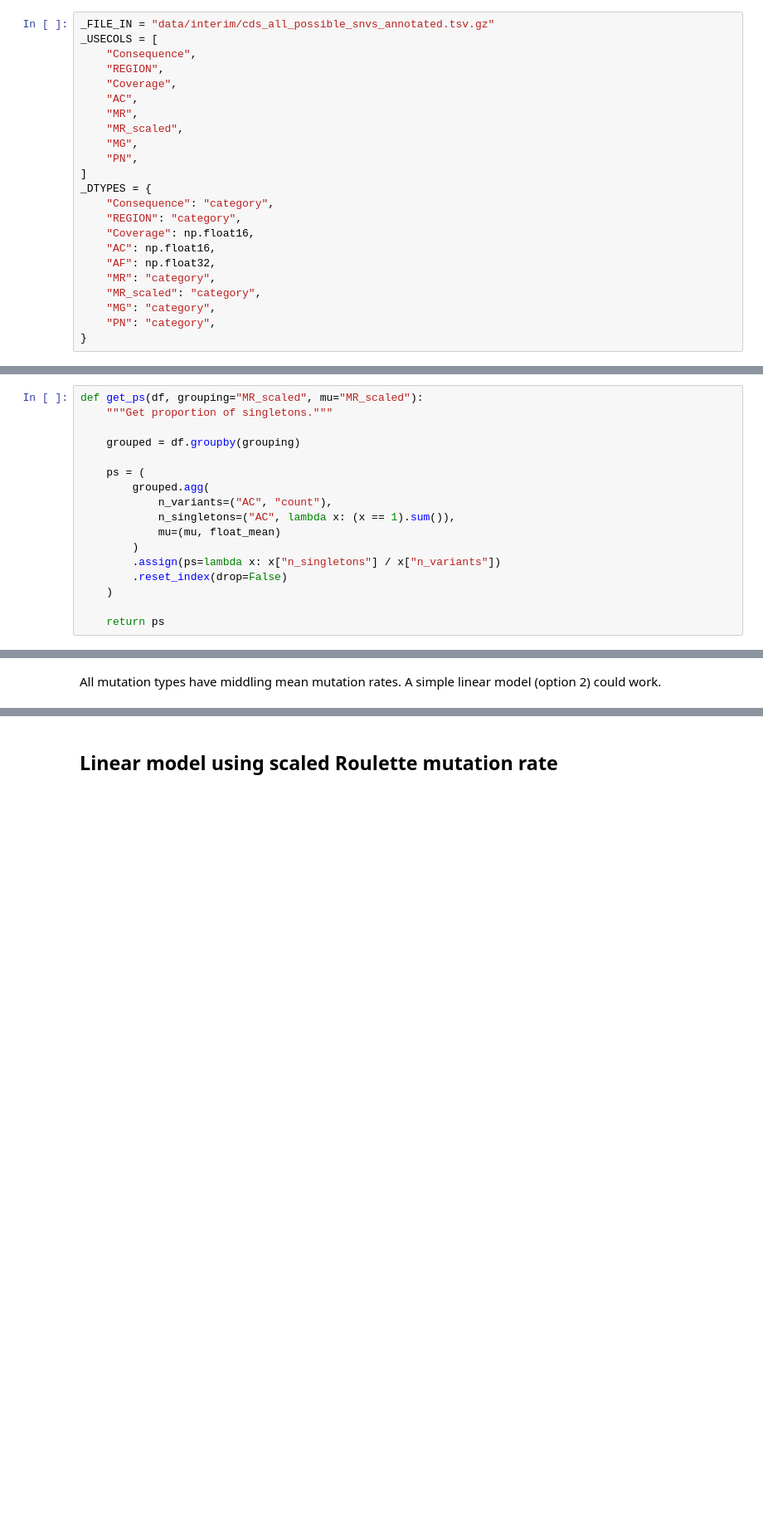
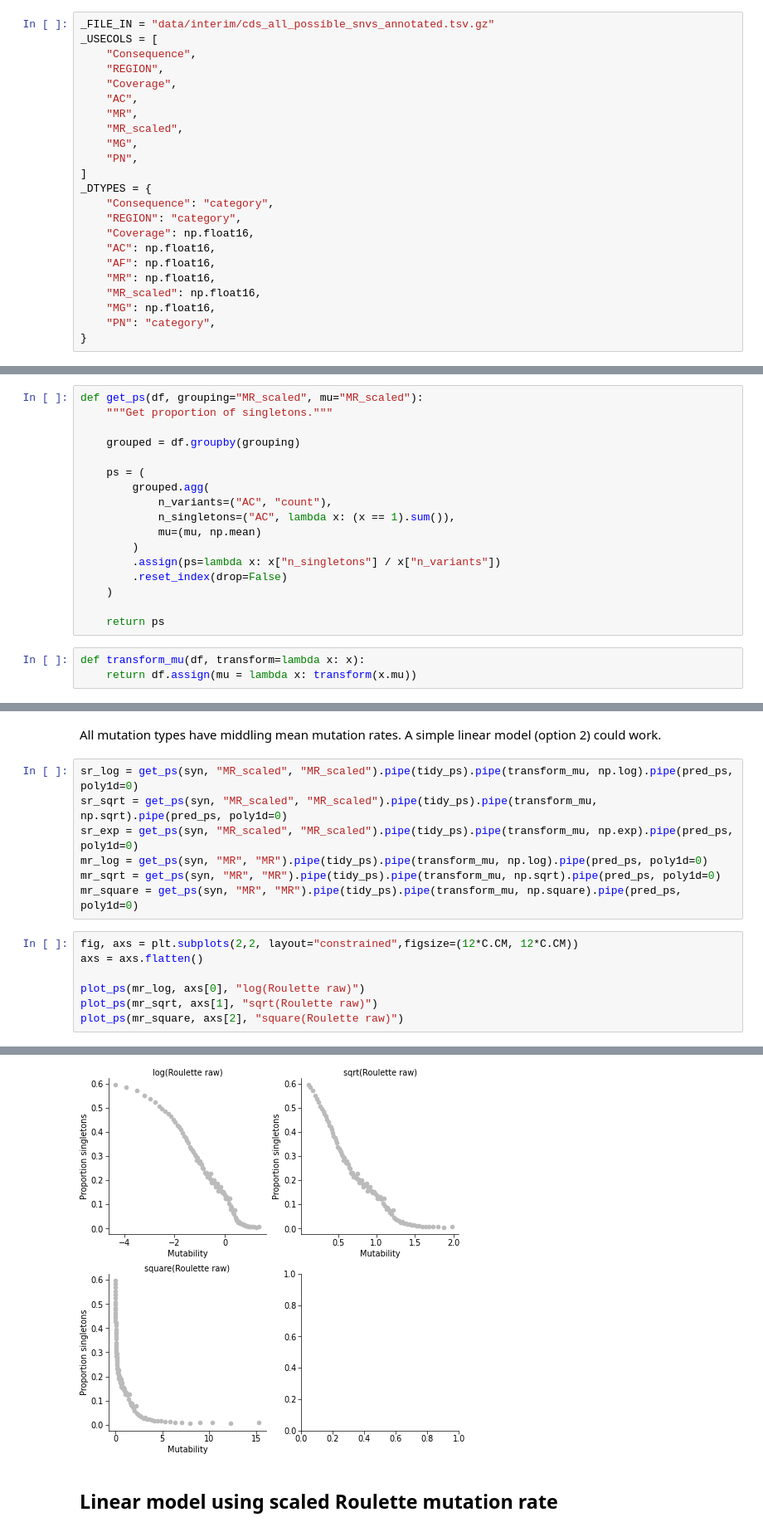
Before and after one commit to alexblakes/regional_nonsense_constraint, a Jupyter notebook: notebooks/archive/eda_maps.ipynb, the cells around one changed output, grey strips where cells are left out. Shown: that part at 83% size. Drawn from its saved outputs; the diff is of its cells as text; blank space fills up the shorter version.

Commit message:
MAPS and Spearman Rho plots

```diff
--- a/notebooks/archive/eda_maps.ipynb
+++ b/notebooks/archive/eda_maps.ipynb
@@ -23,10 +23,10 @@ _DTYPES = {
     "REGION": "category",
     "Coverage": np.float16,
     "AC": np.float16,
-    "AF": np.float32,
-    "MR": "category",
-    "MR_scaled": "category",
-    "MG": "category",
+    "AF": np.float16,
+    "MR": np.float16,
+    "MR_scaled": np.float16,
+    "MG": np.float16,
     "PN": "category",
 }
 # %%
@@ -57,13 +55,16 @@ def get_ps(df, grouping="MR_scaled", mu="MR_scaled"):
         grouped.agg(
             n_variants=("AC", "count"),
             n_singletons=("AC", lambda x: (x == 1).sum()),
-            mu=(mu, float_mean)
+            mu=(mu, np.mean)
         )
         .assign(ps=lambda x: x["n_singletons"] / x["n_variants"])
         .reset_index(drop=False)
     )
 
     return ps
+# %%
+def transform_mu(df, transform=lambda x: x):
+    return df.assign(mu = lambda x: transform(x.mu))
 # %%
 def tidy_ps(df):
 
@@ -144,3 +145,18 @@ This figure suggests a couple of choices for modelling the proportion of singlet
 What are the mean scaled mutation rates for different variant classes?
 # %% [markdown]
 All mutation types have middling mean mutation rates. A simple linear model (option 2) could work.
+# %%
+sr_log = get_ps(syn, "MR_scaled", "MR_scaled").pipe(tidy_ps).pipe(transform_mu, np.log).pipe(pred_ps, poly1d=0)
+sr_sqrt = get_ps(syn, "MR_scaled", "MR_scaled").pipe(tidy_ps).pipe(transform_mu, np.sqrt).pipe(pred_ps, poly1d=0)
+sr_exp = get_ps(syn, "MR_scaled", "MR_scaled").pipe(tidy_ps).pipe(transform_mu, np.exp).pipe(pred_ps, poly1d=0)
+mr_log = get_ps(syn, "MR", "MR").pipe(tidy_ps).pipe(transform_mu, np.log).pipe(pred_ps, poly1d=0)
+mr_sqrt = get_ps(syn, "MR", "MR").pipe(tidy_ps).pipe(transform_mu, np.sqrt).pipe(pred_ps, poly1d=0)
+mr_square = get_ps(syn, "MR", "MR").pipe(tidy_ps).pipe(transform_mu, np.square).pipe(pred_ps, poly1d=0)
+# %%
+fig, axs = plt.subplots(2,2, layout="constrained",figsize=(12*C.CM, 12*C.CM))
+axs = axs.flatten()
+
+plot_ps(mr_log, axs[0], "log(Roulette raw)")
+plot_ps(mr_sqrt, axs[1], "sqrt(Roulette raw)")
+plot_ps(mr_square, axs[2], "square(Roulette raw)")
+# %% [output]
@@ -147,3 +164,4 @@ All mutation types have middling mean mutation rates. A simple linear model (opt
+[figure, added]
 # %% [markdown]
 ## Linear model using scaled Roulette mutation rate
 # %%
```
Also changed, not shown: parts of 2 cells of this notebook, 13 other files.
